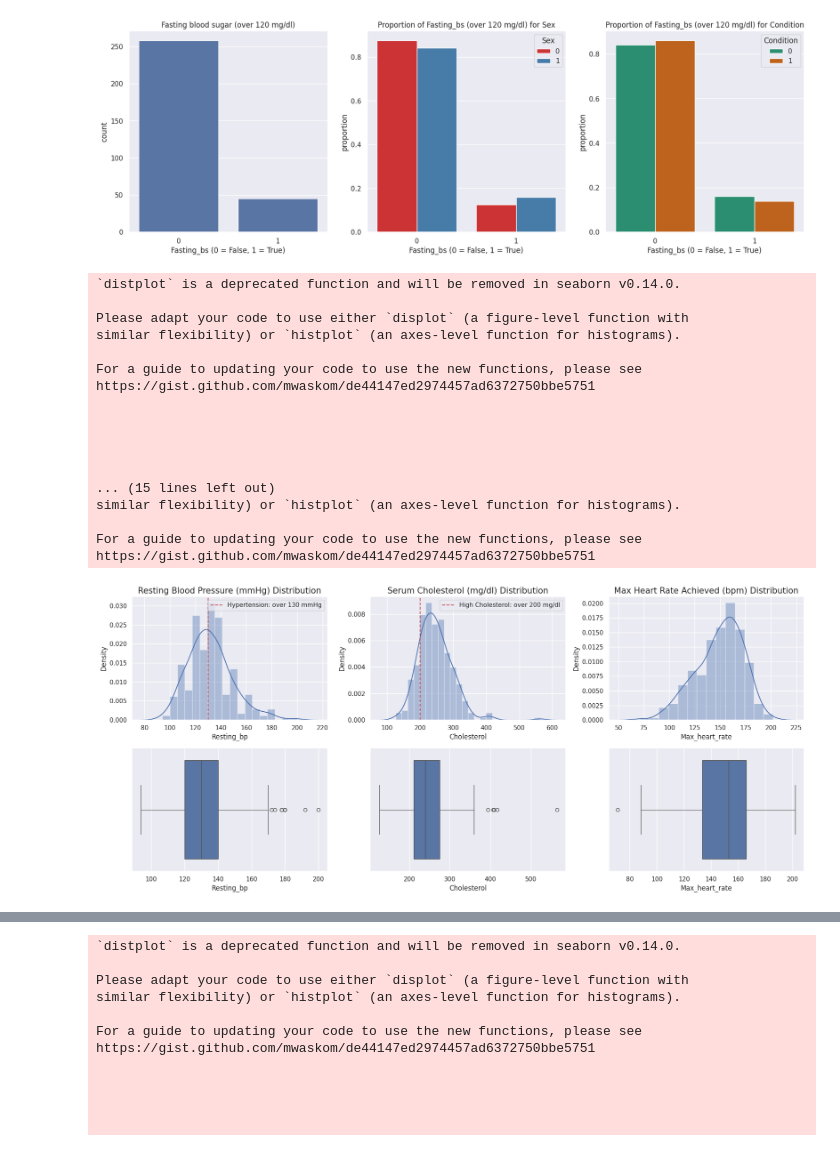
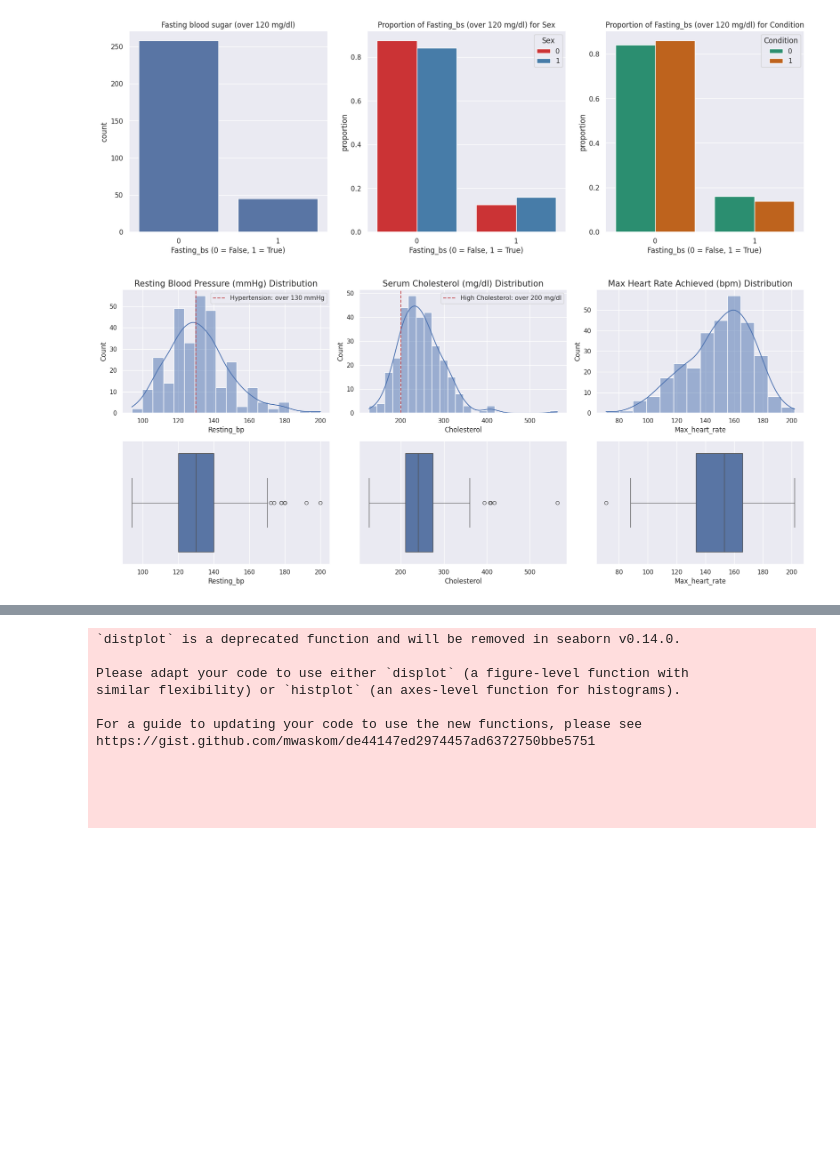
Before and after one commit to blacknand/CE101-team-project, a Jupyter notebook: CE161_team_project.ipynb, the cells around one changed output, grey strips where cells are left out. Drawn from its saved outputs; the diff is of its cells as text; code cells hidden in the pictures; blank space fills up the shorter version.

Commit message:
fix distplot depretiation warning

```diff
--- a/CE161_team_project.ipynb
+++ b/CE161_team_project.ipynb
@@ -236,64 +177,44 @@ risk_factors_fbs(df);
 # %%
 def risk_factors_dist(data):
     """
-    Show distributions of risk factors, Resting_bp, Chlesterol, and Max_heart_rate
+    Show distributions of risk factors, Resting_bp, Cholesterol, and Max_heart_rate
     """
     fig = plt.figure(figsize=(18, 8))
 
     # Resting blood pressure
     plt.subplot(2, 3, 1)
-    sns.distplot(data['Resting_bp'])
+    sns.histplot(data['Resting_bp'], kde=True)
     plt.title('Resting Blood Pressure (mmHg) Distribution', fontsize=15)
     plt.axvline(x=130, color='r', linestyle='--', label='Hypertension: over 130 mmHg')
     plt.legend()
 
     plt.subplot(2, 3, 4)
     sns.boxplot(data['Resting_bp'], orient='h')
 
-
     # Serum cholesterol
     plt.subplot(2, 3, 2)
-    sns.distplot(data['Cholesterol'])
+    sns.histplot(data['Cholesterol'], kde=True)
     plt.title('Serum Cholesterol (mg/dl) Distribution', fontsize=15)
     plt.axvline(x=200, color='r', linestyle='--', label='High Cholesterol: over 200 mg/dl')
     plt.legend()
 
     plt.subplot(2, 3, 5)
     sns.boxplot(data['Cholesterol'], orient='h')
 
-
     # Maximum heart rate
     plt.subplot(2, 3, 3)
-    sns.distplot(data['Max_heart_rate'])
+    sns.histplot(data['Max_heart_rate'], kde=True)
     plt.title('Max Heart Rate Achieved (bpm) Distribution', fontsize=15)
 
     plt.subplot(2, 3, 6)
     sns.boxplot(data['Max_heart_rate'], orient='h')
 
     plt.tight_layout()
     plt.show()
 
-
-risk_factors_dist(df);
+risk_factors_dist(df)
 # %% [output]
-`distplot` is a deprecated function and will be removed in seaborn v0.14.0.
-
-Please adapt your code to use either `displot` (a figure-level function with
-similar flexibility) or `histplot` (an axes-level function for histograms).
-
-For a guide to updating your code to use the new functions, please see
-https://gist.github.com/mwaskom/de44147ed2974457ad6372750bbe5751
-
-
-
-
-
-... (15 lines left out)
-similar flexibility) or `histplot` (an axes-level function for histograms).
-
-For a guide to updating your code to use the new functions, please see
-https://gist.github.com/mwaskom/de44147ed2974457ad6372750bbe5751
-[figure, old version]
+[figure, new version]
 # %%
  def risk_factors_dist_sex(data):
     """
```
Also changed, not shown: parts of 4 cells of this notebook.
